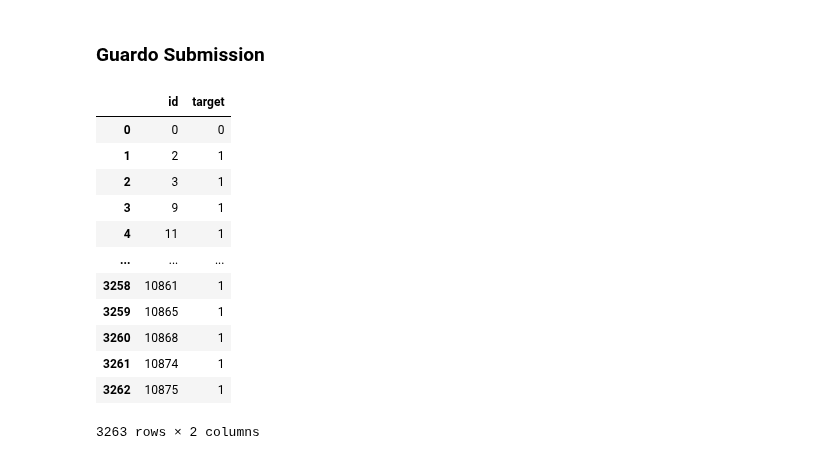
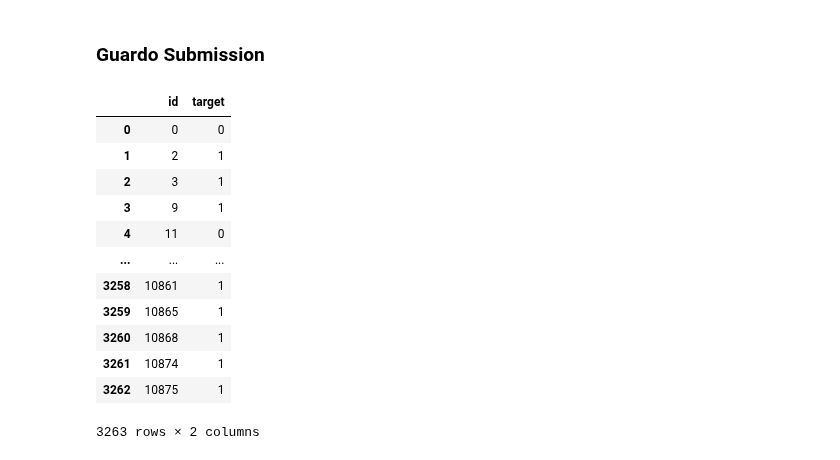
Before and after one commit to axelmpm/TP1_DATOS_1C_2020, a Jupyter notebook: TP2/KNN.ipynb, the cells around one changed output. Cells and saved outputs as stored; diff of their text form; code cells hidden in the pictures.

```diff
--- a/TP2/KNN.ipynb
+++ b/TP2/KNN.ipynb
@@ -236,15 +220,15 @@ array([0, 1, 1, ..., 1, 1, 1], dtype=int64)
 # %% [markdown]
 ### Guardo Submission
 # %%
-result = submission_output(ids, predict,"KNN v1.31 k=5.csv")
+result = submission_output(ids, predict,"KNN v1.32 k=9.csv")
 result
 # %% [output]
 |  | id | target |
 | 0 | 0 | 0 |
 | 1 | 2 | 1 |
 | 2 | 3 | 1 |
 | 3 | 9 | 1 |
-| 4 | 11 | 1 |
+| 4 | 11 | 0 |
 | ... | ... | ... |
 | 3258 | 10861 | 1 |
 | 3259 | 10865 | 1 |
```
Also changed, not shown: parts of 4 cells of this notebook, 2 other files.
